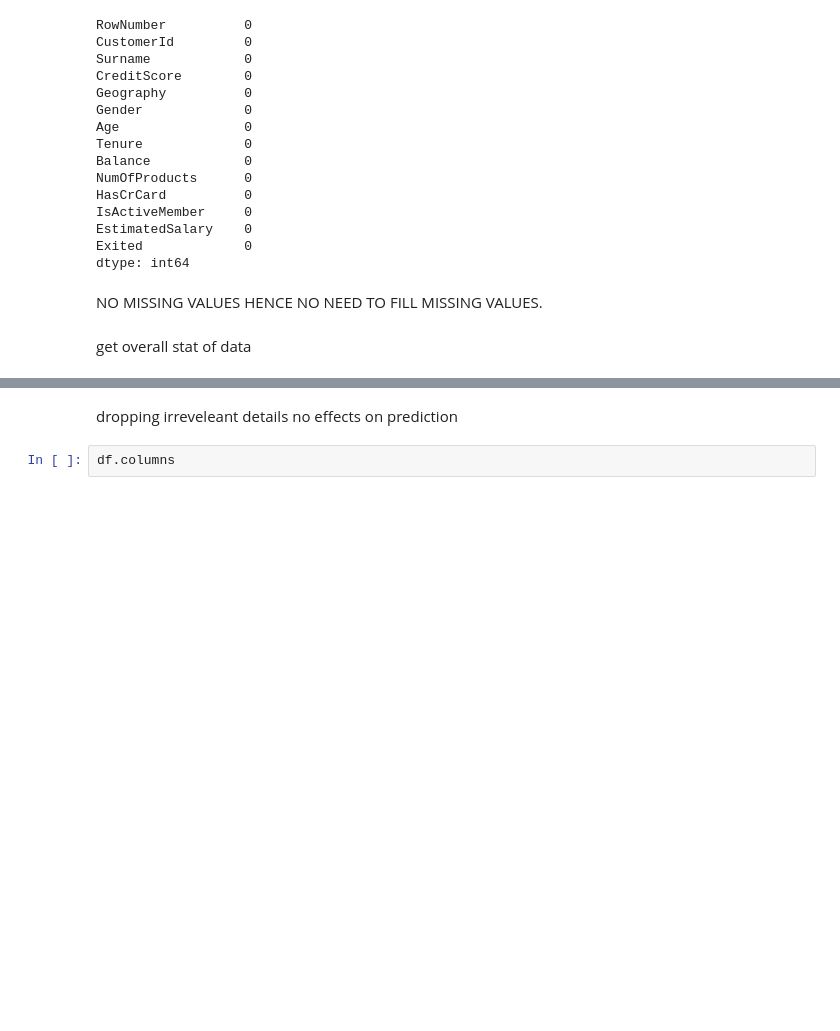
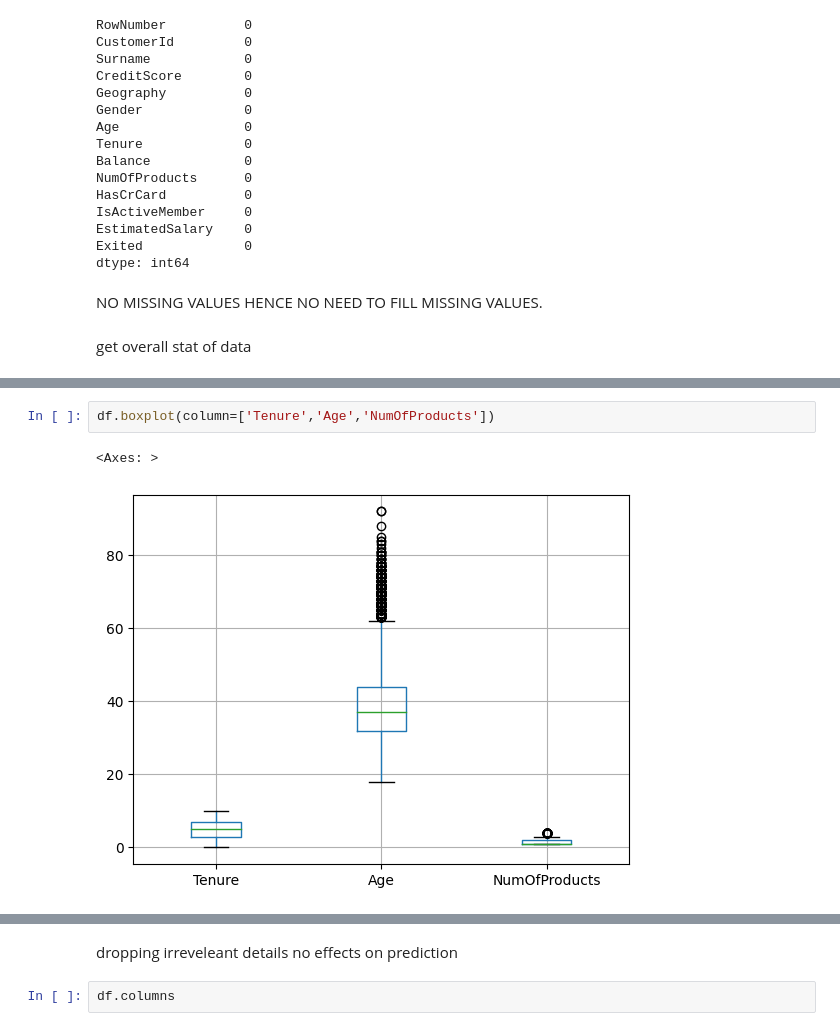
Before and after one commit to Neha-Seirah/ML-Activities-, a Jupyter notebook: churning.ipynb, the cells around one changed output, grey strips where cells are left out. Saved outputs shown, nothing was run; the diff lists cells and outputs as text; blank space fills up the shorter version.

```diff
--- a/churning.ipynb
+++ b/churning.ipynb
@@ -77,0 +88,5 @@ df.describe()
+# %%
+df.boxplot(column=['Tenure','Age','NumOfProducts'])
+# %% [output]
+<Axes: >
+[figure, added]
```
Also changed, not shown: parts of 6 cells of this notebook.
